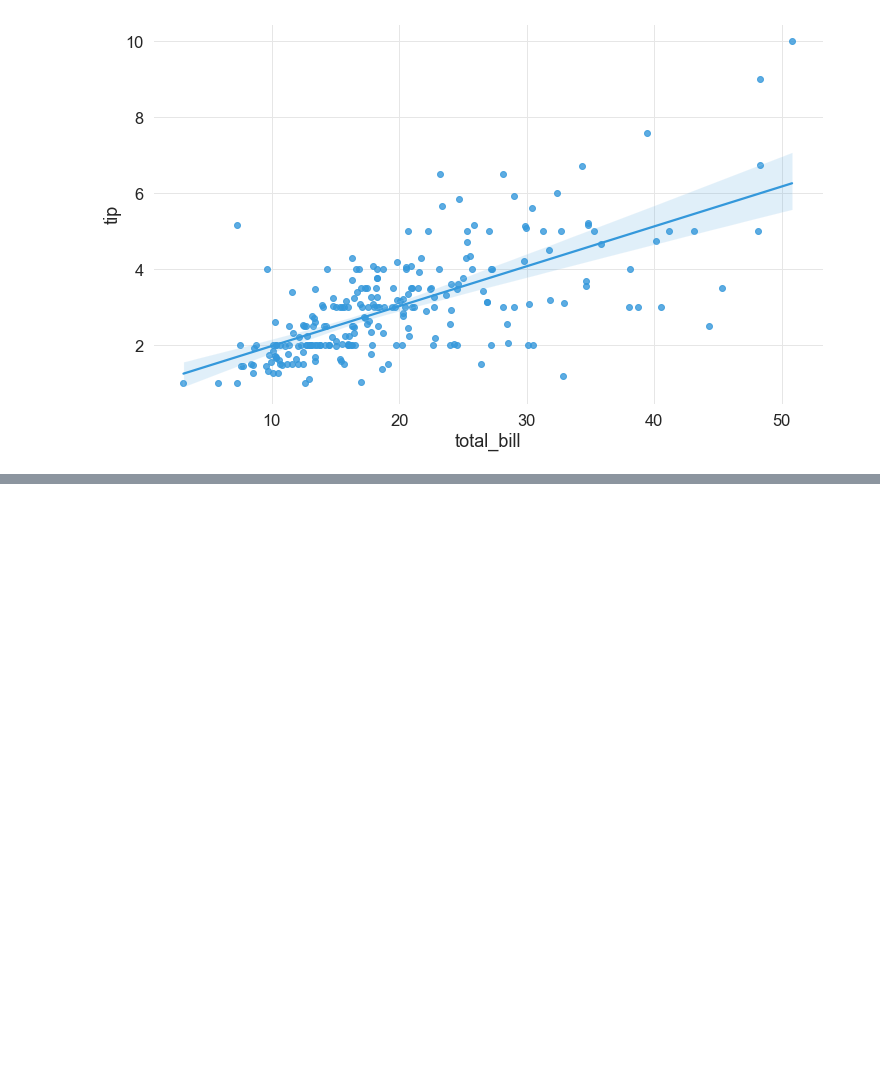
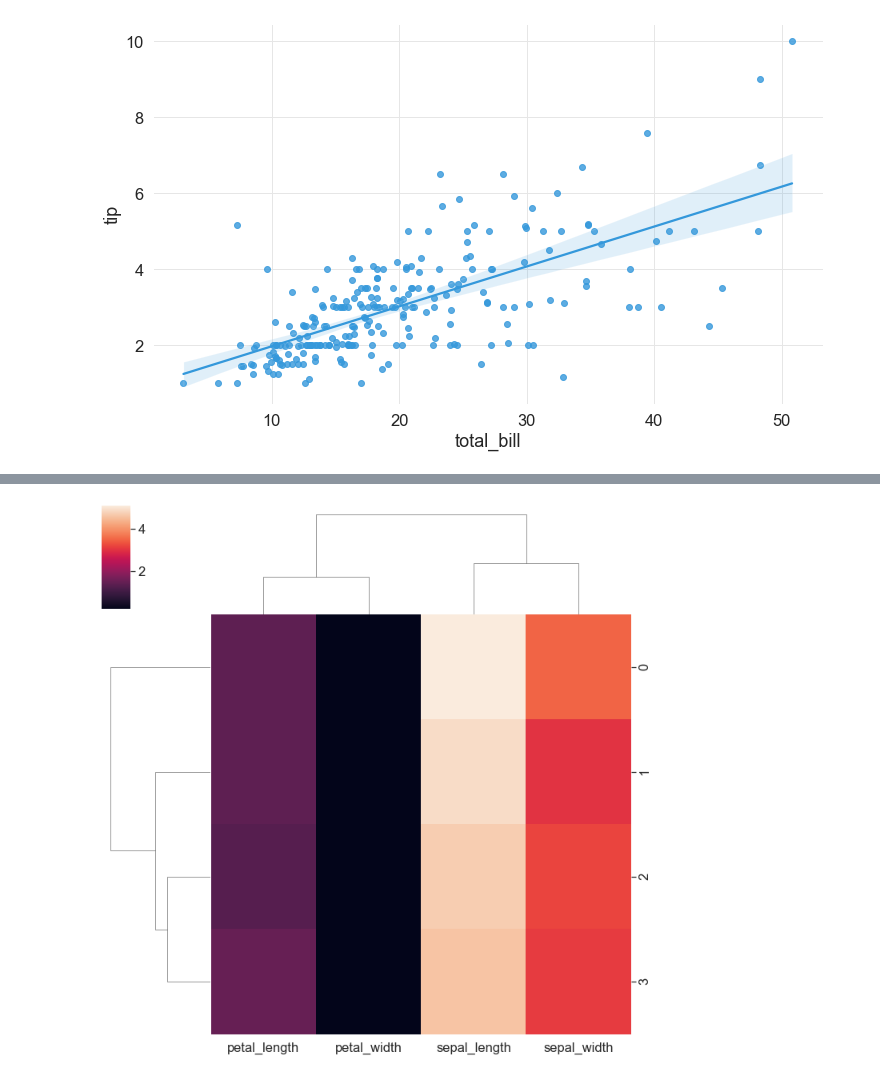
Before and after one commit to ajithcl/SeabornPlots, a Jupyter notebook: SeabornPlots.ipynb, the cells around one changed output, grey strips where cells are left out. Drawn from its saved outputs; the diff is of its cells as text; code cells hidden in the pictures; blank space fills up the shorter version.

```diff
--- a/SeabornPlots.ipynb
+++ b/SeabornPlots.ipynb
@@ -239,0 +254,5 @@ sns.regplot(data=tips,x= 'total_bill', y='tip');
+# %%
+iris= sns.load_dataset("iris")
+iris.pop("species")
+iris =iris.loc[0:3,]
+iris
@@ -239,0 +265,4 @@ sns.regplot(data=tips,x= 'total_bill', y='tip');
+# %%
+sns.clustermap(data=iris);
+# %% [output]
+[figure, added]
```
Also changed, not shown: parts of 38 cells of this notebook, 1 other file.
